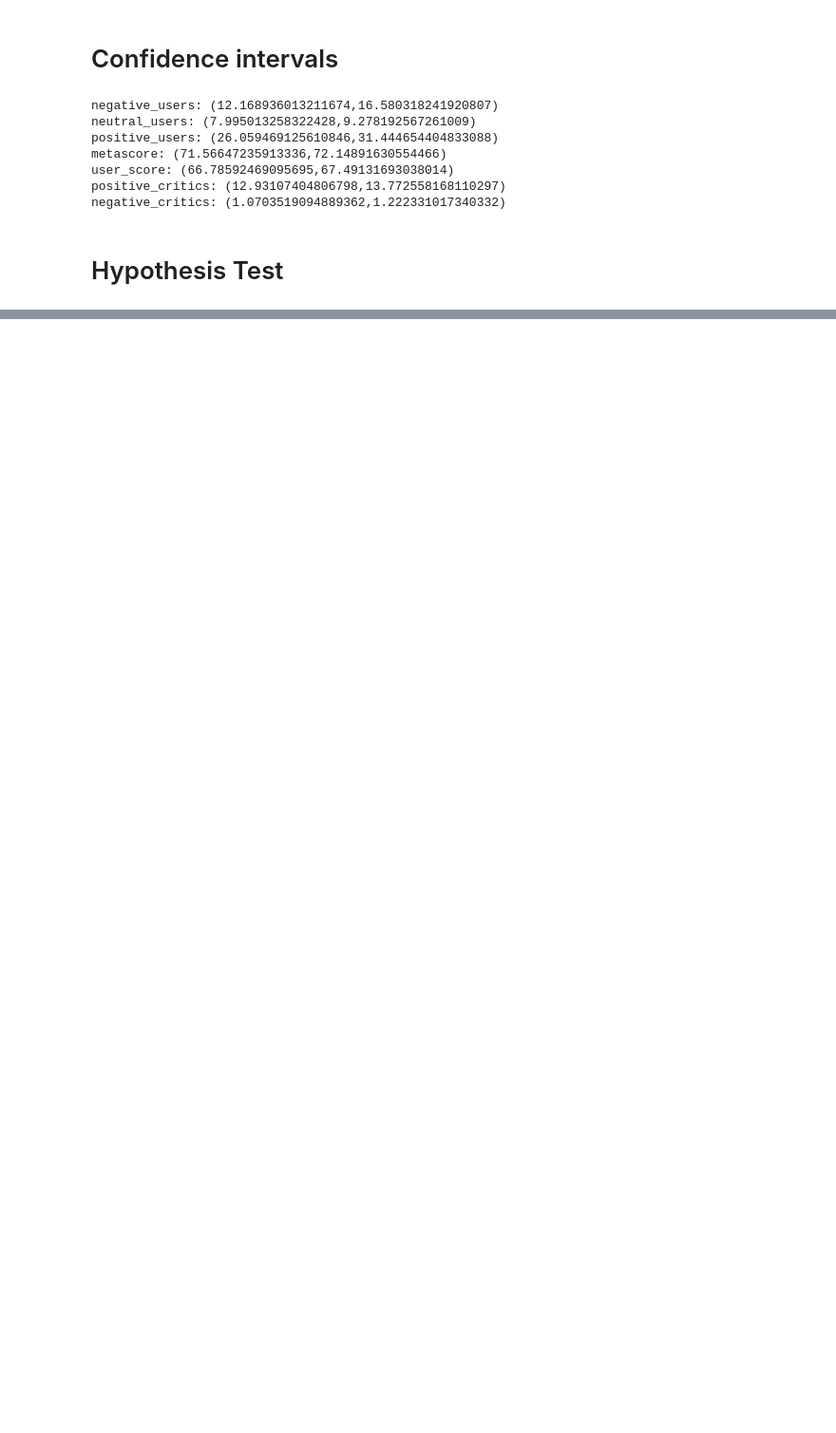
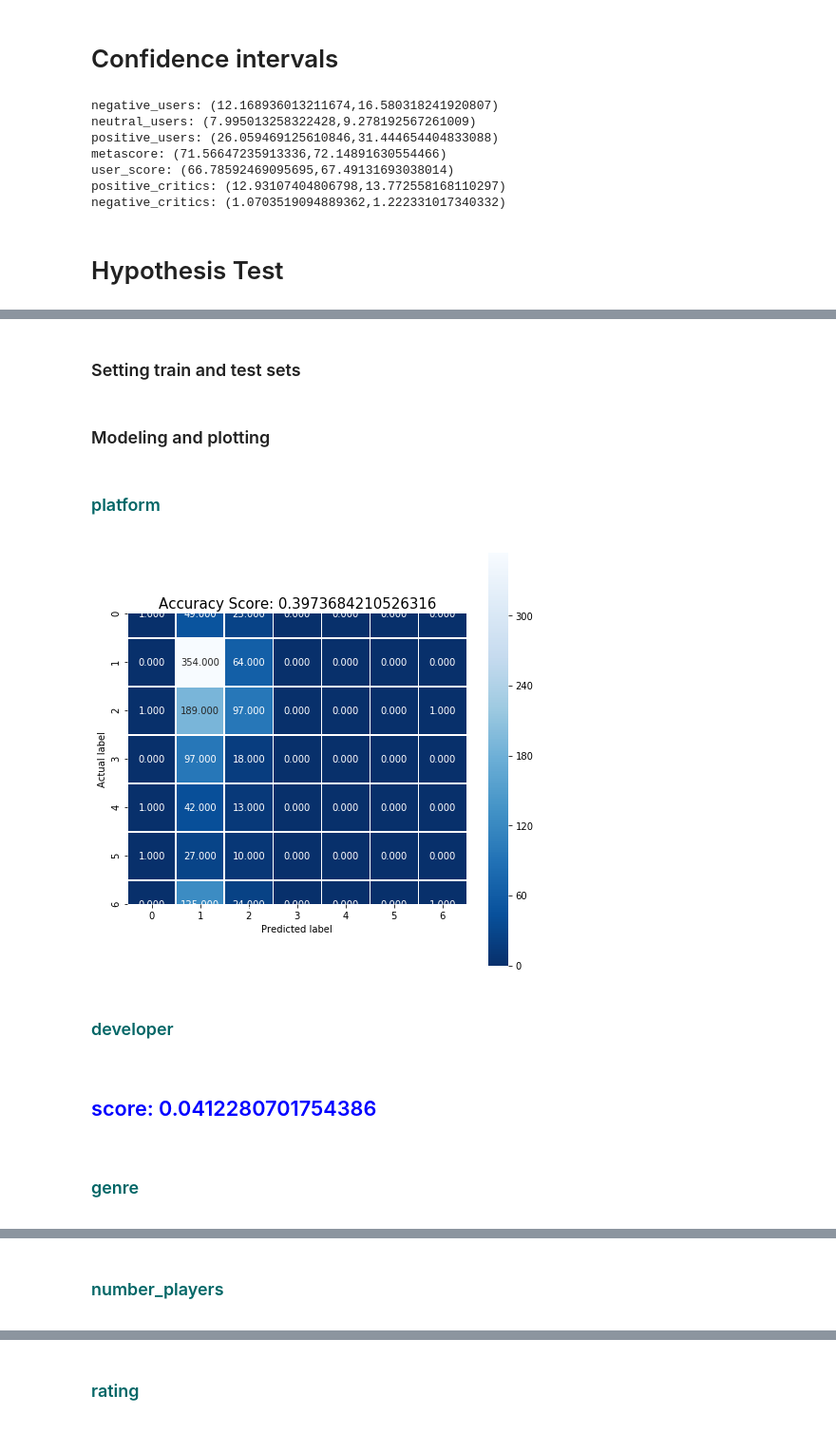
Before and after one commit to ta-datapt-bcn/project-statistical-analysis, a Jupyter notebook: my-code/project-stats.ipynb, the cells around one changed output, grey strips where cells are left out. Shown at 95% size. Drawn from its saved outputs; the diff is of its cells as text; code cells hidden in the pictures; blank space fills up the shorter version.

```diff
--- a/my-code/project-stats.ipynb
+++ b/my-code/project-stats.ipynb
@@ -562,0 +613,51 @@ H1: metascore != positive_critics
+# %% [markdown]
+### Setting train and test sets
+# %%
+from sklearn.model_selection import train_test_split
+train, test = train_test_split(df, test_size=0.2, random_state=0)
+# %% [markdown]
+### Modeling and plotting
+# %%
+from sklearn import metrics
+
+def get_score_LogReg(train, test, cat_col, cm_param=True):
+    train_num = train.select_dtypes(include=['float64','int64'])
+    target = train[cat_col]
+    log = LogisticRegression()
+    classification = log.fit(train_num, target)
+    test_num = test.select_dtypes(include=['float64','int64'])
+    y_test = test[cat_col]
+    predictions = classification.predict(test_num)
+    if cm_param:
+        cm = metrics.confusion_matrix(y_test, predictions)
+    else:
+        cm = ''
+    return log.score(test_num, y_test), cm
+
+def plot_score(score, cm):
+    plt.figure(figsize=(8,8))
+    sns.heatmap(cm, annot=True, fmt=".3f", linewidths=.5, square = True, cmap = 'Blues_r');
+    plt.ylabel('Actual label');
+    plt.xlabel('Predicted label');
+    all_sample_title = 'Accuracy Score: {0}'.format(score)
+    plt.title(all_sample_title, size = 15);
+    plt.show()
+
+def lg_process(cat_columns):
+    for col in cat_columns:
+        title(col,color='#066',hr='h3')
+        cm_param = True
+        if col == 'developer': cm_param = False
+        score, cm = get_score_LogReg(train, test, col, cm_param)
+        if len(cm) != 0:
+            plot_score(score, cm)
+        else:
+            title('score: '+str(score),'blue',hr='h2')
+# %%
+lg_process(cat_columns)
+# %% [output]
+platform
+[figure, added]
+developer
+score: 0.0412280701754386
+genre
@@ -562,0 +665 @@ H1: metascore != positive_critics
+number_players
@@ -562,0 +667 @@ H1: metascore != positive_critics
+rating
```
Also changed, not shown: parts of 8 cells of this notebook.
